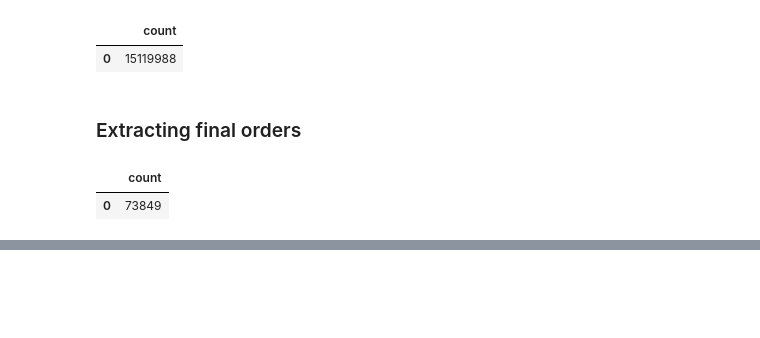
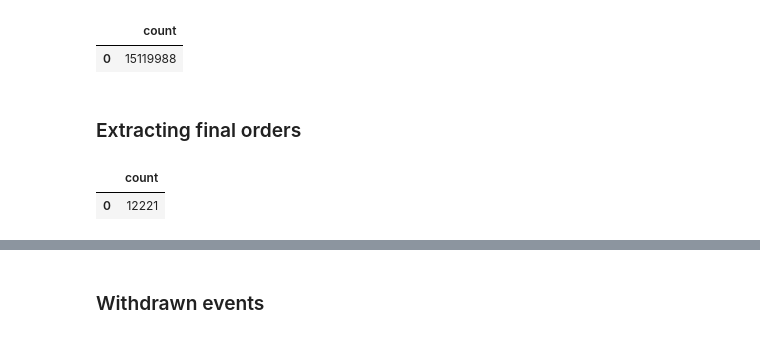
Before and after one commit to moj-analytical-services/FCSQ_data, a Jupyter notebook: data/ca_act_disps.ipynb, the cells around one changed output, grey strips where cells are left out. Cells and saved outputs as stored; diff of their text form; code cells hidden in the pictures; blank space fills up the shorter version.

Commit message:
withdrawn events code added

```diff
--- a/data/ca_act_disps.ipynb
+++ b/data/ca_act_disps.ipynb
@@ -261,10 +263,10 @@ d6 = f"""
 
 pydb.create_temp_table(d6, "ca_disps_fo_wthd_app_type")
 # %%
-pydb.read_sql_query ("select count(*) count from __temp__.ca_disps_fo_wthd_app_type where field_model = 'G63_1' limit 10")
+pydb.read_sql_query ("select count(*) count from __temp__.ca_disps_fo_wthd_app_type where field_model = 'G63_1' and order_type is null limit 10")
 # %% [output]
 |  | count |
-| 0 | 73849 |
+| 0 | 12221 |
 # %%
 pydb.read_sql_query (f"""select * from {db1}.event_fields where field_model IN ('G50_AT','U22_AT') and event = 38801008221 """)
 # %% [output]
@@ -279,3 +281,5 @@ pydb.read_sql_query (f"""select * from {db1}.event_fields where field_model IN (
 | 7 | CNO | G50_AT | 38801008221 | NaT | NaT | <NA> | ... |
 | 8 | CNO | G50_AT | 38801008221 | NaT | NaT | <NA> | ... |
 | 9 | CNO | G50_AT | 38801008221 | NaT | NaT | <NA> | ... |
+# %% [markdown]
+### Withdrawn events
```
Also changed, not shown: parts of 6 cells of this notebook.
